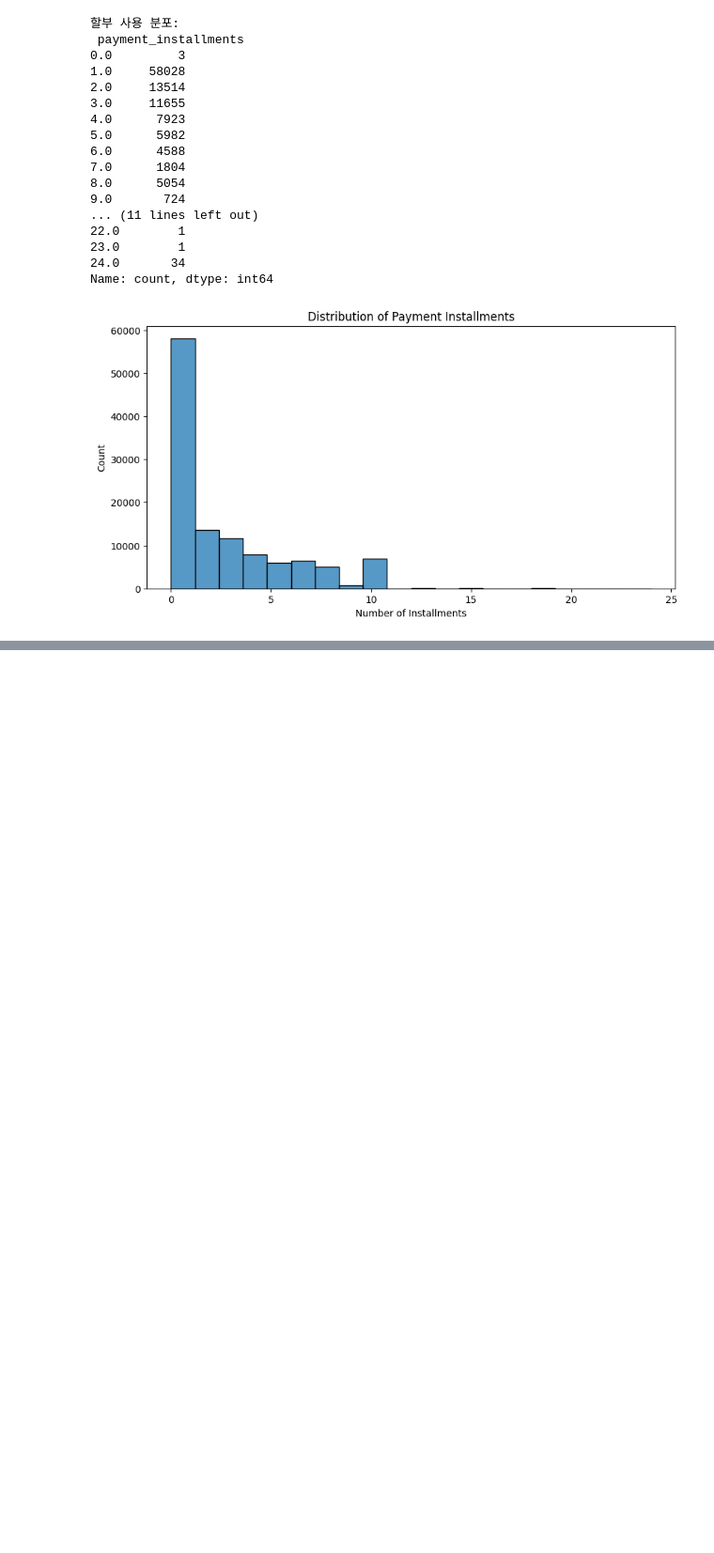
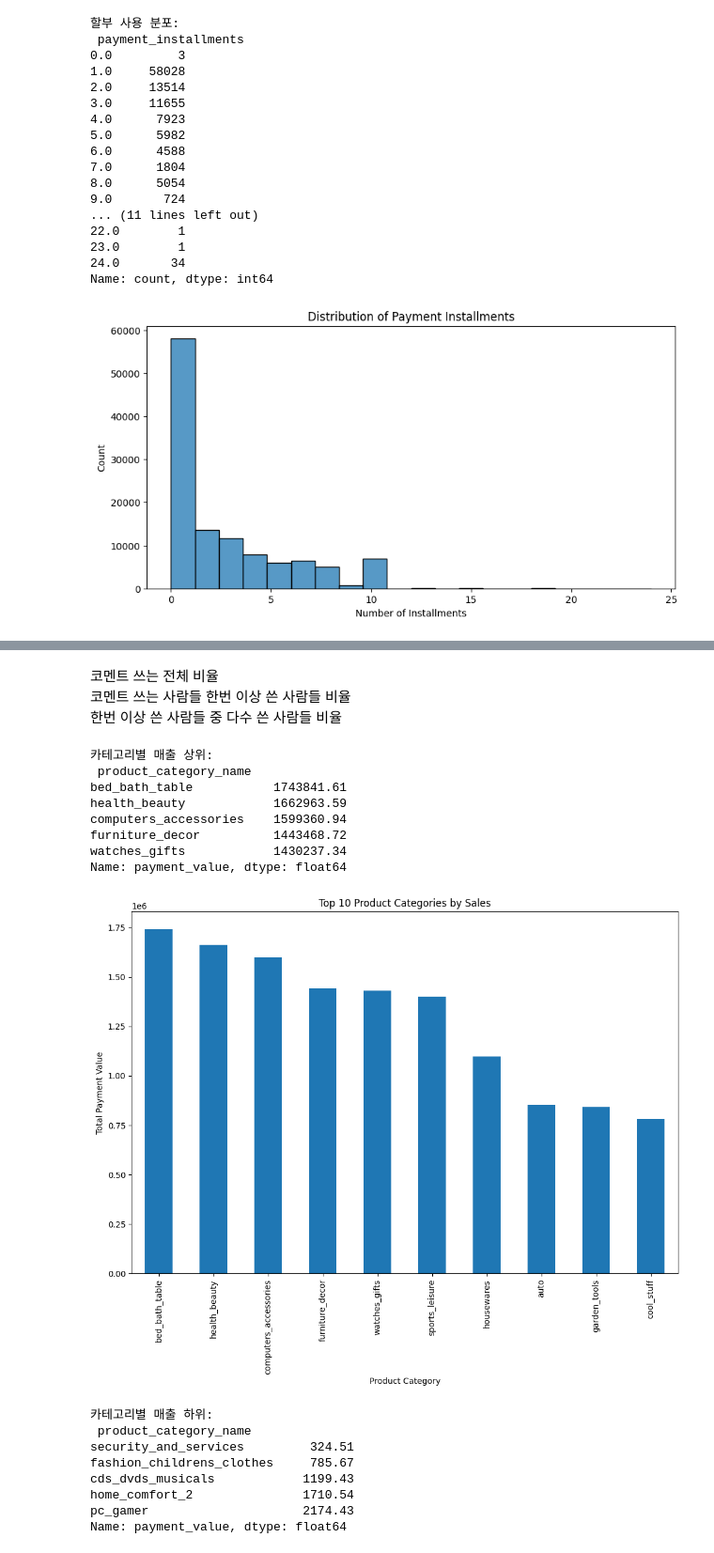
Before and after one commit to dothegee/ecommerce_project, a Jupyter notebook: code/EDA2.ipynb, the cells around one changed output, grey strips where cells are left out. Shown at 94% size. Saved outputs shown, nothing was run; the diff lists cells and outputs as text; code cells hidden in the pictures; blank space fills up the shorter version.

```diff
--- a/code/EDA2.ipynb
+++ b/code/EDA2.ipynb
@@ -536,0 +599,46 @@ Name: count, dtype: int64
+# %% [markdown]
+코멘트 쓰는 전체 비율
+코멘트 쓰는 사람들 한번 이상 쓴 사람들 비율
+한번 이상 쓴 사람들 중 다수 쓴 사람들 비율
+# %%
+# 제품 카테고리별 매출
+category_sales_top = df_train.groupby('product_category_name')['payment_value'].sum().sort_values(ascending=False)
+print("카테고리별 매출 상위:\n", category_sales_top.head())
+
+# 시각화 - 제품 카테고리별 매출
+plt.figure(figsize=(12, 8))
+category_sales_top.head(10).plot(kind='bar')
+plt.title('Top 10 Product Categories by Sales')
+plt.xlabel('Product Category')
+plt.ylabel('Total Payment Value')
+plt.show()
+
+# 제품 카테고리별 매출
+category_sales_bottom = df_train.groupby('product_category_name')['payment_value'].sum().sort_values(ascending=True)
+print("카테고리별 매출 하위:\n", category_sales_bottom.head())
+
+# 시각화 - 제품 카테고리별 매출
+plt.figure(figsize=(12, 8))
+category_sales_bottom.head(10).plot(kind='bar')
+plt.title('Bottom 10 Product Categories by Sales')
+plt.xlabel('Product Category')
+plt.ylabel('Total Payment Value')
+plt.show()
+# %% [output]
+카테고리별 매출 상위:
+ product_category_name
+bed_bath_table           1743841.61
+health_beauty            1662963.59
+computers_accessories    1599360.94
+furniture_decor          1443468.72
+watches_gifts            1430237.34
+Name: payment_value, dtype: float64
+[figure, added]
+카테고리별 매출 하위:
+ product_category_name
+security_and_services         324.51
+fashion_childrens_clothes     785.67
+cds_dvds_musicals            1199.43
+home_comfort_2               1710.54
+pc_gamer                     2174.43
+Name: payment_value, dtype: float64
```
Also changed, not shown: parts of 11 cells of this notebook.
